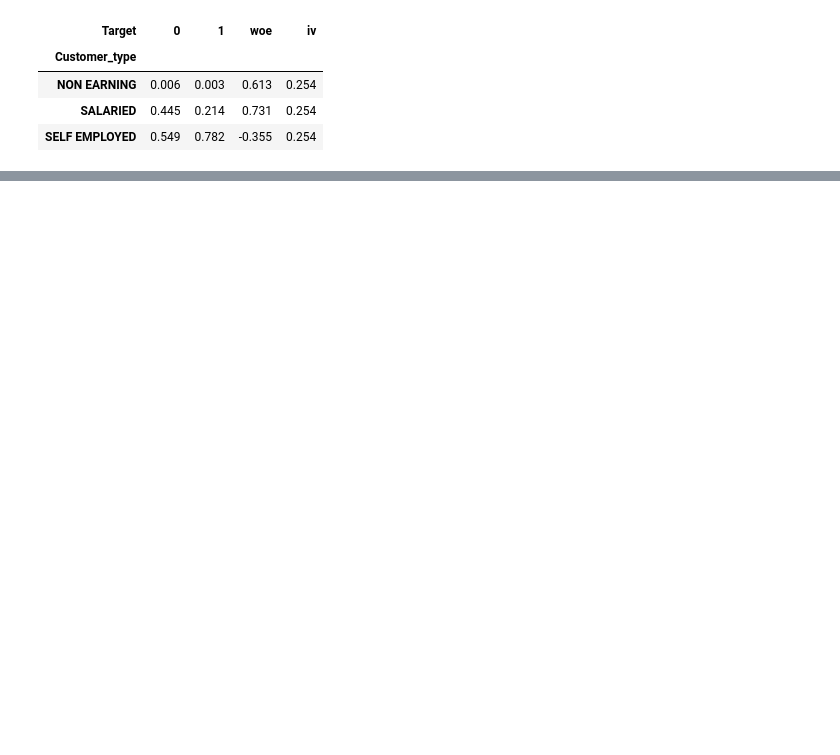
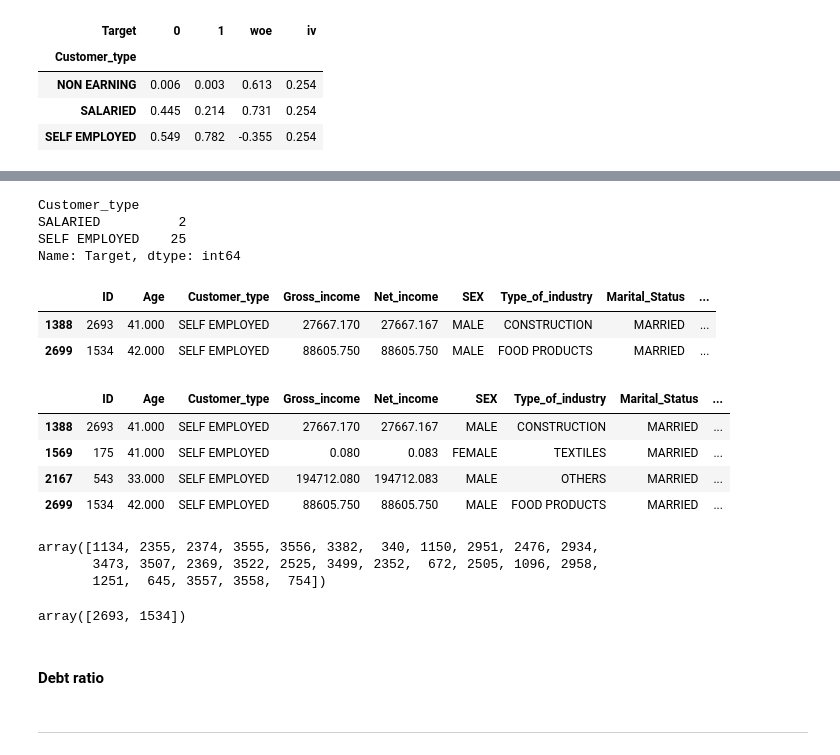
Before and after one commit to EshaanJoshiSDBI/Notes, a Jupyter notebook: Sem6/Finance/application_scorecard_eda.ipynb, the cells around one changed output, grey strips where cells are left out. Cells and saved outputs as stored; diff of their text form; code cells hidden in the pictures; blank space fills up the shorter version.

```diff
--- a/Sem6/Finance/application_scorecard_eda.ipynb
+++ b/Sem6/Finance/application_scorecard_eda.ipynb
@@ -439,0 +431,8 @@ iv
+# %%
+q1 = df['Bank_balance'].quantile(0.25)
+q3 = df['Bank_balance'].quantile(0.75)
+# %%
+iqr = q3 - q1
+# %%
+low = q1 - 1.5*iqr
+high = q3 + 1.5*iqr
@@ -439,0 +450,7 @@ iv
+# %%
+high_dflt.groupby('Customer_type')['Target'].sum()
+# %% [output]
+Customer_type
+SALARIED          2
+SELF EMPLOYED    25
+Name: Target, dtype: int64
@@ -439,0 +459,28 @@ iv
+# %%
+low_dflt
+# %% [output]
+|  | ID | Age | Customer_type | Gross_income | Net_income | SEX | Type_of_industry | Marital_Status | ... |
+| 1388 | 2693 | 41.000 | SELF EMPLOYED | 27667.170 | 27667.167 | MALE | CONSTRUCTION | MARRIED | ... |
+| 2699 | 1534 | 42.000 | SELF EMPLOYED | 88605.750 | 88605.750 | MALE | FOOD PRODUCTS | MARRIED | ... |
+# %%
+low_bb = df.loc[df[(df['Bank_balance'] < low)].index,:]
+# %%
+low_bb
+# %% [output]
+|  | ID | Age | Customer_type | Gross_income | Net_income | SEX | Type_of_industry | Marital_Status | ... |
+| 1388 | 2693 | 41.000 | SELF EMPLOYED | 27667.170 | 27667.167 | MALE | CONSTRUCTION | MARRIED | ... |
+| 1569 | 175 | 41.000 | SELF EMPLOYED | 0.080 | 0.083 | FEMALE | TEXTILES | MARRIED | ... |
+| 2167 | 543 | 33.000 | SELF EMPLOYED | 194712.080 | 194712.083 | MALE | OTHERS | MARRIED | ... |
+| 2699 | 1534 | 42.000 | SELF EMPLOYED | 88605.750 | 88605.750 | MALE | FOOD PRODUCTS | MARRIED | ... |
+# %%
+high_dflt['ID'].values
+# %% [output]
+array([1134, 2355, 2374, 3555, 3556, 3382,  340, 1150, 2951, 2476, 2934,
+       3473, 3507, 2369, 3522, 2525, 3499, 2352,  672, 2505, 1096, 2958,
+       1251,  645, 3557, 3558,  754])
+# %%
+low_dflt['ID'].values
+# %% [output]
+array([2693, 1534])
+# %% [markdown]
+#### Debt ratio
@@ -439,0 +495,2 @@ iv
+# %% [markdown]
+---
```
Also changed, not shown: parts of 52 cells of this notebook, 32 other files.
